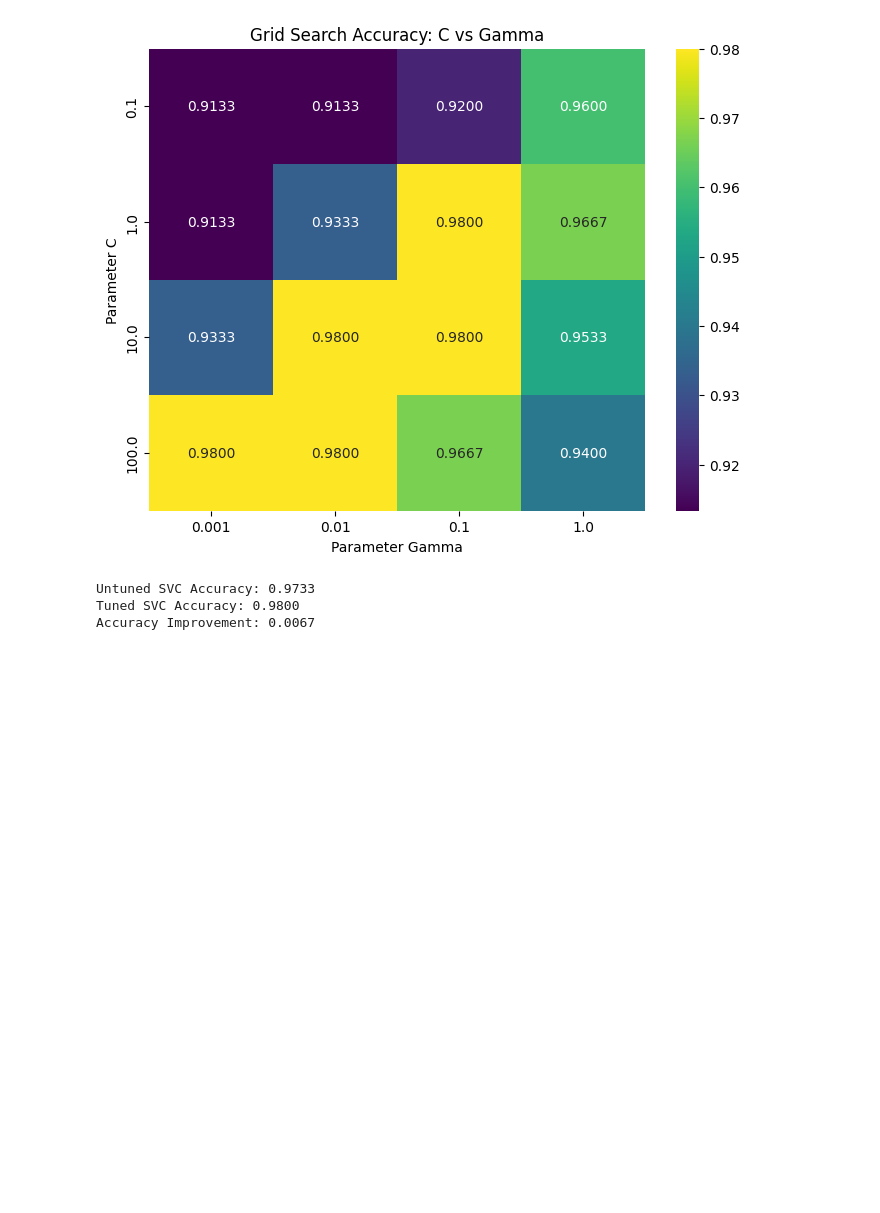
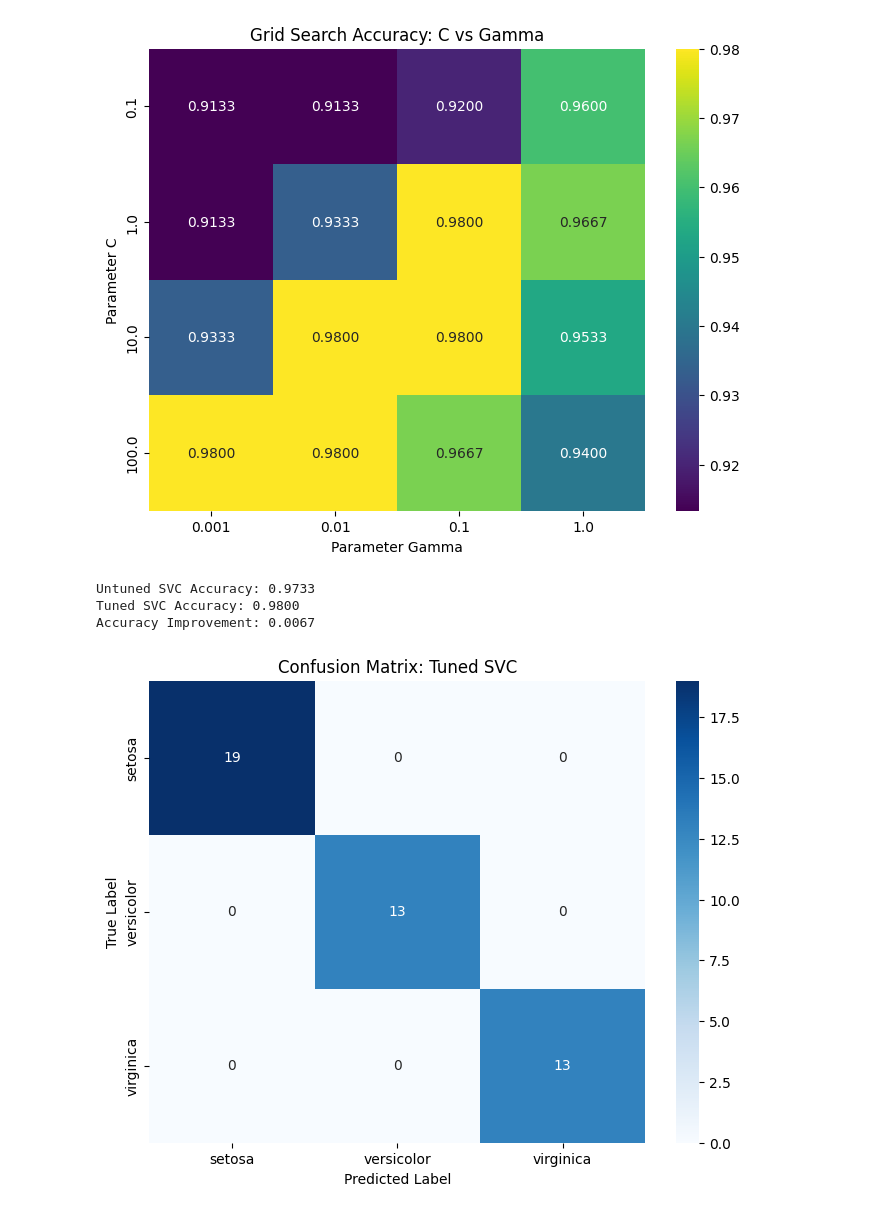
Before and after one commit to rifoss/edm-subgenre-classifier, a Jupyter notebook: notebooks/03_cross_validation_and_tuning.ipynb, the cells around one changed output. Cells and saved outputs as stored; diff of their text form; code cells hidden in the pictures; blank space fills up the shorter version.

Commit message:
Day 21: Implemented Confusion Matrix.

```diff
--- a/notebooks/03_cross_validation_and_tuning.ipynb
+++ b/notebooks/03_cross_validation_and_tuning.ipynb
@@ -216,3 +216,35 @@ Accuracy Improvement: 0.0067
 # Best Model = SVC
 # Best Parameters = C : 1, Gamma = 0.1
 # Iris data is "solved"
+# %%
+from sklearn.model_selection import train_test_split
+from sklearn.metrics import confusion_matrix, classification_report
+
+# 1. Create a clean split (70% train / 30% test)
+X_train, X_test, y_train, y_test = train_test_split(x, y, test_size=0.3, random_state=42)
+
+# 2. Re-fit the best model on the training portion
+best_tuned_model = grid_search.best_estimator_
+best_tuned_model.fit(X_train, y_train)
+
+# 3. Get predictions on the test set
+y_pred = best_tuned_model.predict(X_test)
+# %%
+import seaborn as sns
+import matplotlib.pyplot as plt
+
+# Generate the matrix
+cm = confusion_matrix(y_test, y_pred)
+
+# Visualize with Seaborn
+plt.figure(figsize=(8, 6))
+sns.heatmap(cm, annot=True, fmt='d', cmap='Blues',
+            xticklabels=iris.target_names,
+            yticklabels=iris.target_names)
+
+plt.xlabel('Predicted Label')
+plt.ylabel('True Label')
+plt.title('Confusion Matrix: Tuned SVC')
+plt.show()
+# %% [output]
+[figure, added]
```
Also changed, not shown: parts of 1 cell of this notebook.
